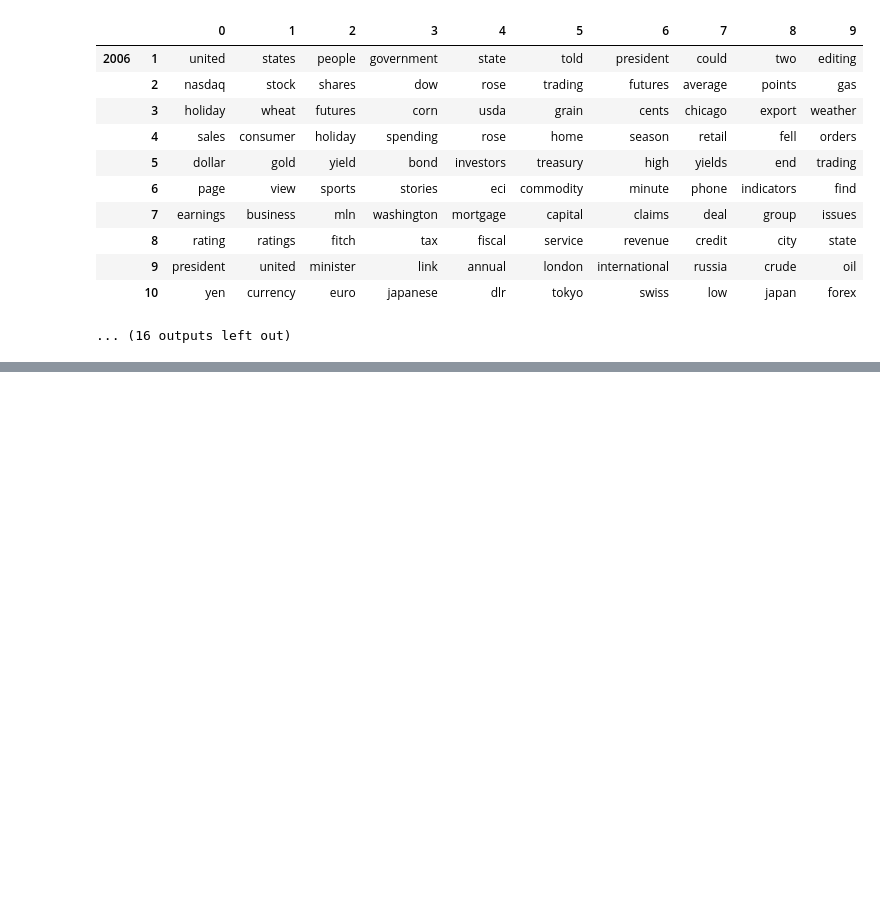
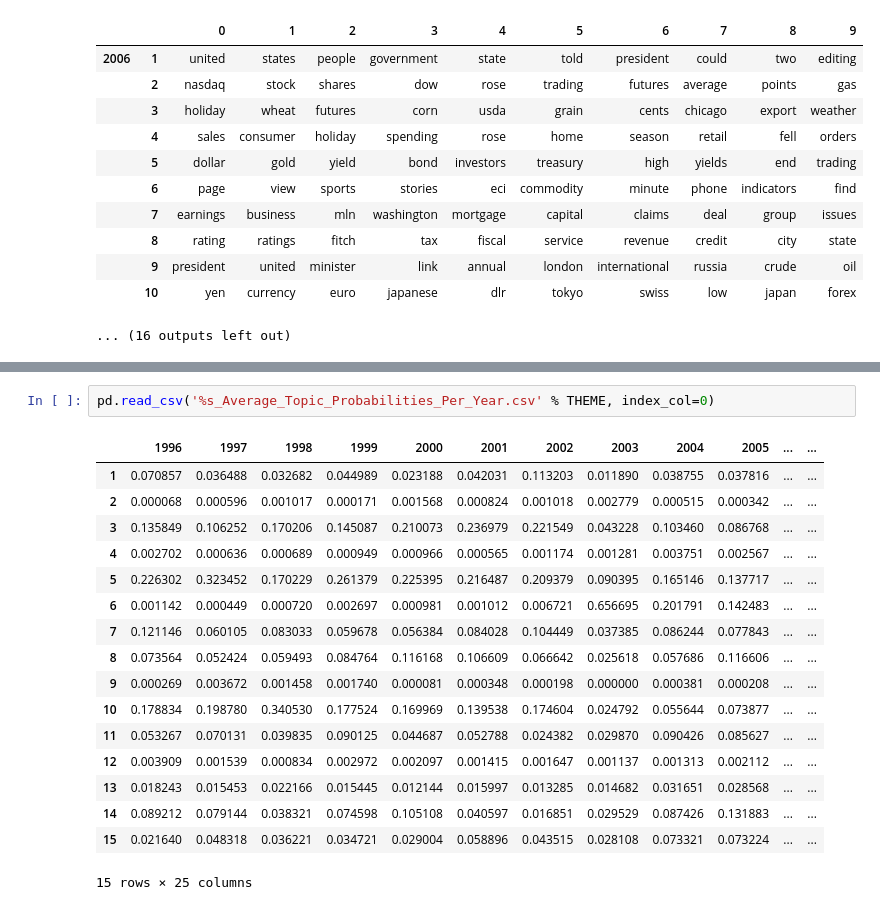
Before and after one commit to mehasadasivam/NLP, a Jupyter notebook: Regular LDA - Inflation.ipynb, the cells around one changed output, grey strips where cells are left out. Drawn from its saved outputs; the diff is of its cells as text; blank space fills up the shorter version.

```diff
--- a/Regular LDA - Inflation.ipynb
+++ b/Regular LDA - Inflation.ipynb
@@ -431,0 +501,20 @@ avg_topics_all = get_topics(corpus_all, dictionary_all, corpus_by_year, num_topi
+# %%
+pd.read_csv('%s_Average_Topic_Probabilities_Per_Year.csv' % THEME, index_col=0)
+# %% [output]
+|  | 1996 | 1997 | 1998 | 1999 | 2000 | 2001 | 2002 | 2003 | 2004 | 2005 | ... | ... |
+| 1 | 0.070857 | 0.036488 | 0.032682 | 0.044989 | 0.023188 | 0.042031 | 0.113203 | 0.011890 | 0.038755 | 0.037816 | ... | ... |
+| 2 | 0.000068 | 0.000596 | 0.001017 | 0.000171 | 0.001568 | 0.000824 | 0.001018 | 0.002779 | 0.000515 | 0.000342 | ... | ... |
+| 3 | 0.135849 | 0.106252 | 0.170206 | 0.145087 | 0.210073 | 0.236979 | 0.221549 | 0.043228 | 0.103460 | 0.086768 | ... | ... |
+| 4 | 0.002702 | 0.000636 | 0.000689 | 0.000949 | 0.000966 | 0.000565 | 0.001174 | 0.001281 | 0.003751 | 0.002567 | ... | ... |
+| 5 | 0.226302 | 0.323452 | 0.170229 | 0.261379 | 0.225395 | 0.216487 | 0.209379 | 0.090395 | 0.165146 | 0.137717 | ... | ... |
+| 6 | 0.001142 | 0.000449 | 0.000720 | 0.002697 | 0.000981 | 0.001012 | 0.006721 | 0.656695 | 0.201791 | 0.142483 | ... | ... |
+| 7 | 0.121146 | 0.060105 | 0.083033 | 0.059678 | 0.056384 | 0.084028 | 0.104449 | 0.037385 | 0.086244 | 0.077843 | ... | ... |
+| 8 | 0.073564 | 0.052424 | 0.059493 | 0.084764 | 0.116168 | 0.106609 | 0.066642 | 0.025618 | 0.057686 | 0.116606 | ... | ... |
+| 9 | 0.000269 | 0.003672 | 0.001458 | 0.001740 | 0.000081 | 0.000348 | 0.000198 | 0.000000 | 0.000381 | 0.000208 | ... | ... |
+| 10 | 0.178834 | 0.198780 | 0.340530 | 0.177524 | 0.169969 | 0.139538 | 0.174604 | 0.024792 | 0.055644 | 0.073877 | ... | ... |
+| 11 | 0.053267 | 0.070131 | 0.039835 | 0.090125 | 0.044687 | 0.052788 | 0.024382 | 0.029870 | 0.090426 | 0.085627 | ... | ... |
+| 12 | 0.003909 | 0.001539 | 0.000834 | 0.002972 | 0.002097 | 0.001415 | 0.001647 | 0.001137 | 0.001313 | 0.002112 | ... | ... |
+| 13 | 0.018243 | 0.015453 | 0.022166 | 0.015445 | 0.012144 | 0.015997 | 0.013285 | 0.014682 | 0.031651 | 0.028568 | ... | ... |
+| 14 | 0.089212 | 0.079144 | 0.038321 | 0.074598 | 0.105108 | 0.040597 | 0.016851 | 0.029529 | 0.087426 | 0.131883 | ... | ... |
+| 15 | 0.021640 | 0.048318 | 0.036221 | 0.034721 | 0.029004 | 0.058896 | 0.043515 | 0.028108 | 0.073321 | 0.073224 | ... | ... |
+15 rows × 25 columns
```
Also changed, not shown: parts of 3 cells of this notebook, 3 other files.
